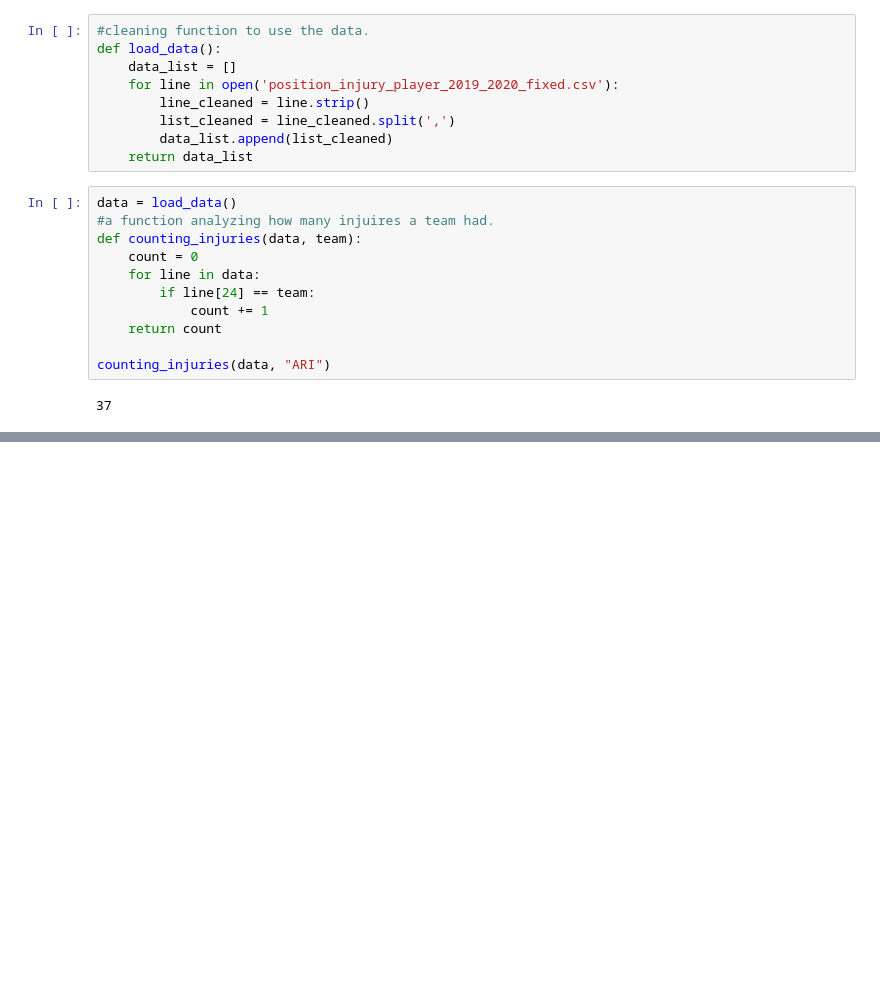
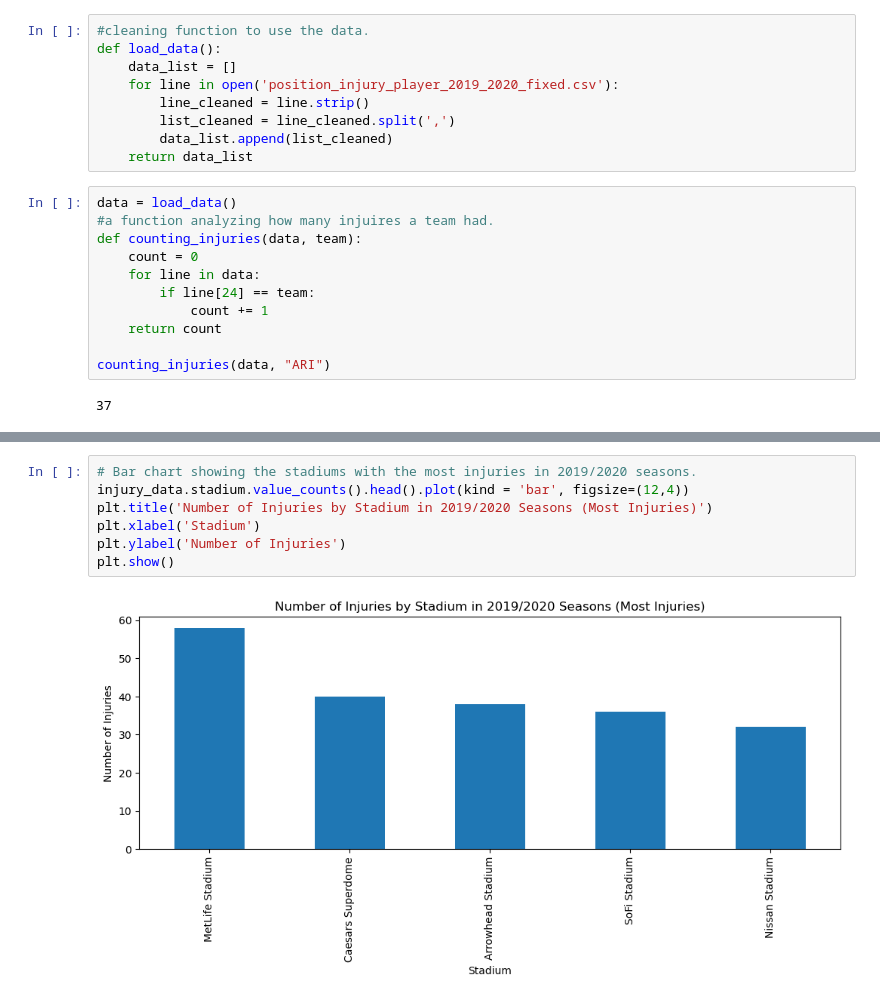
Before and after one commit to rwmckinney2006/cs130-project, a Jupyter notebook: Analysis.ipynb, the cells around one changed output, grey strips where cells are left out. Drawn from its saved outputs; the diff is of its cells as text; blank space fills up the shorter version.

```diff
--- a/Analysis.ipynb
+++ b/Analysis.ipynb
@@ -98,0 +168,9 @@ Oklahoma
+# %%
+# Bar chart showing the stadiums with the most injuries in 2019/2020 seasons.
+injury_data.stadium.value_counts().head().plot(kind = 'bar', figsize=(12,4))
+plt.title('Number of Injuries by Stadium in 2019/2020 Seasons (Most Injuries)')
+plt.xlabel('Stadium')
+plt.ylabel('Number of Injuries')
+plt.show()
+# %% [output]
+[figure, added]
```
Also changed, not shown: parts of 38 cells of this notebook, 14 other files.
